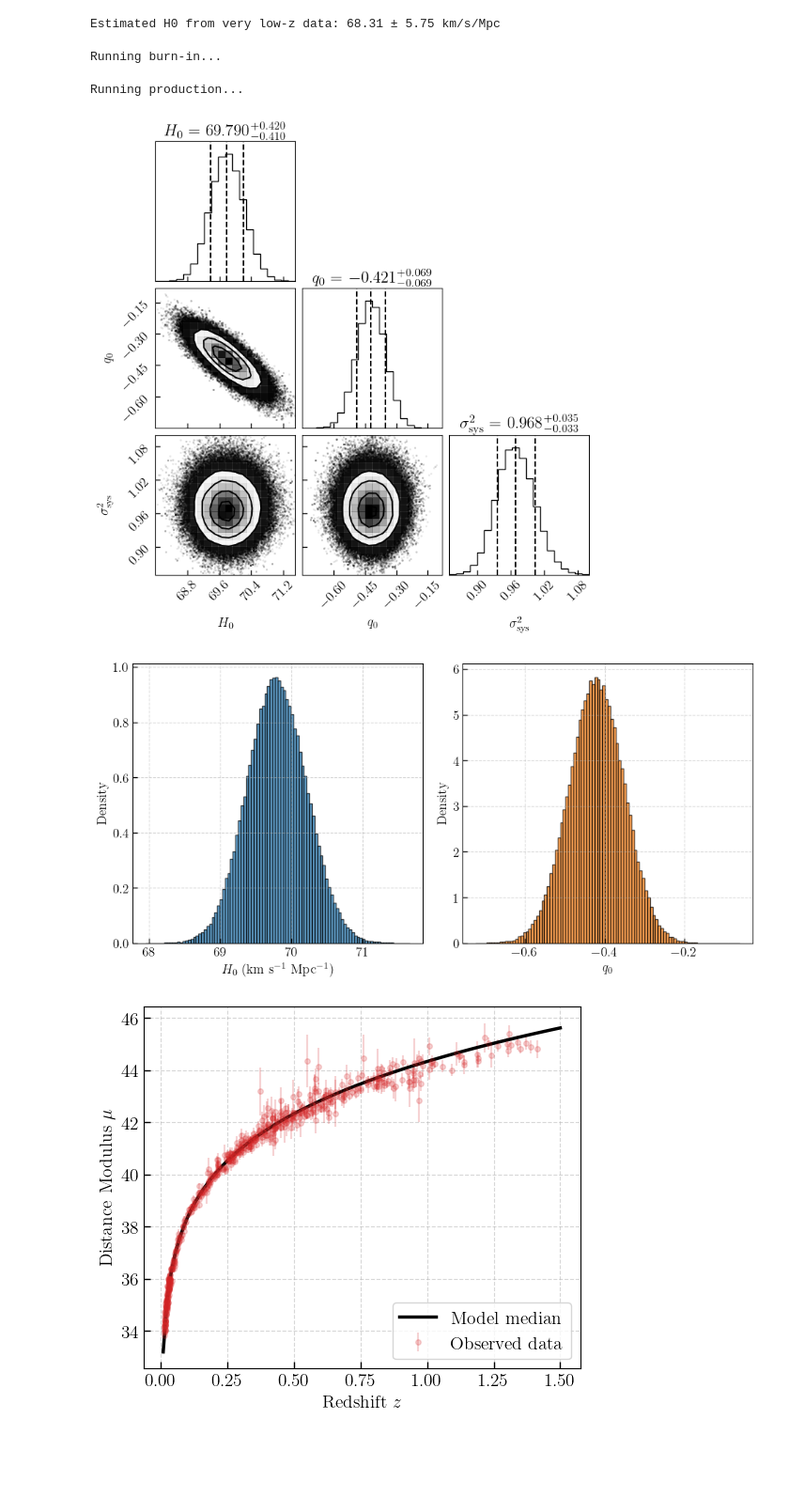
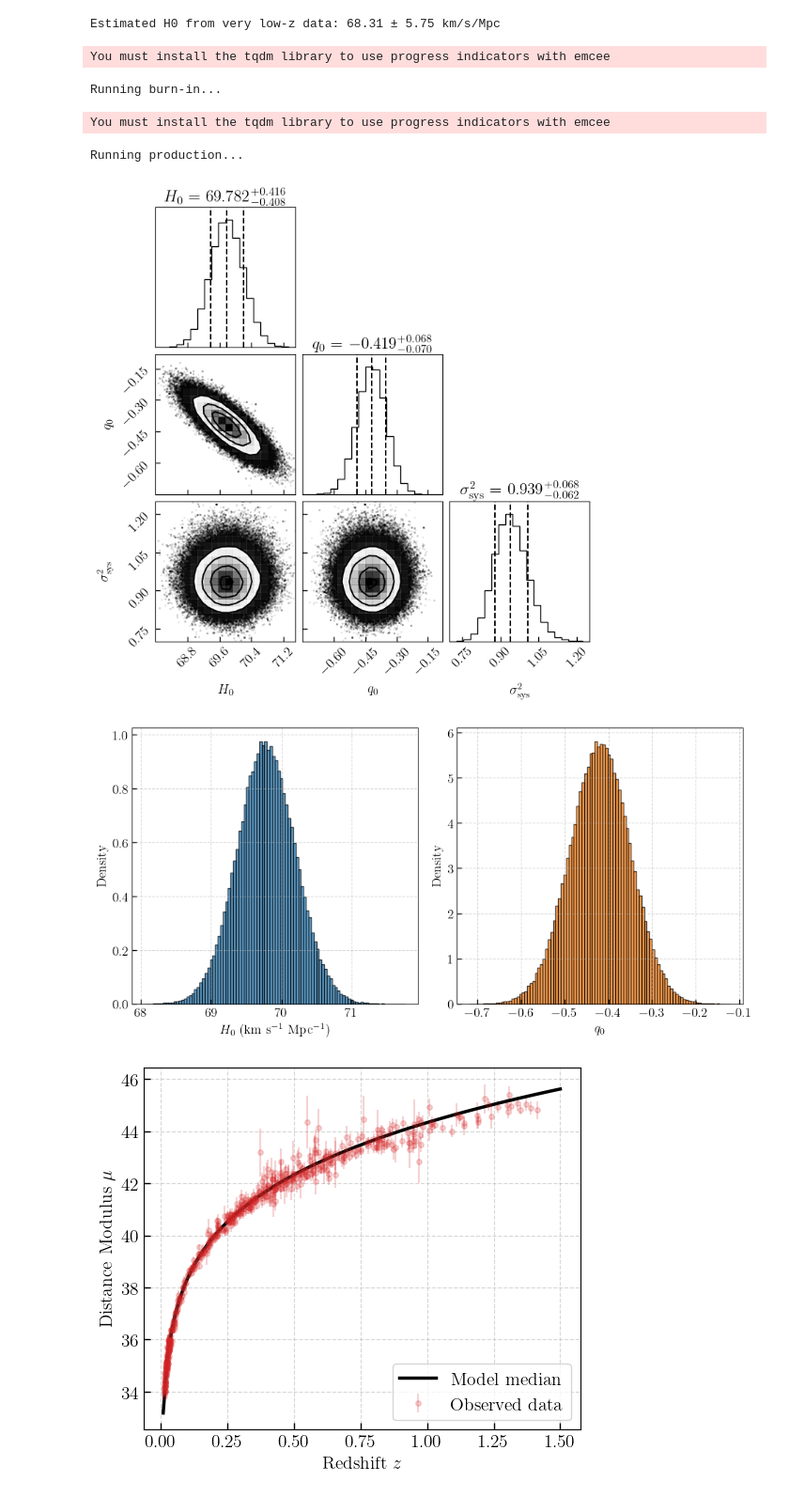
Before and after one commit to stommen/tif345_projects, a Jupyter notebook: project_1/project1_LBOS.ipynb, the cells around one changed output. Shown at 94% size. Drawn from its saved outputs; the diff is of its cells as text; code cells hidden in the pictures; blank space fills up the shorter version.

```diff
--- a/project_1/project1_LBOS.ipynb
+++ b/project_1/project1_LBOS.ipynb
@@ -66,22 +66,19 @@ def mu_theory(z, H0, q0, c):
 
 def log_prior(theta):
     """Calculate the log prior probability for the parameters."""
-    H0, q0, sigma_sys_log = theta
-    sigma_sys = np.exp(sigma_sys_log)
-    if H0_min < H0 < H0_max and q0_min < q0 < q0_max and sigma_sys > 0:
-        logp_sigma_sys = stats.invgamma.logpdf(sigma_sys, a=inv_gamma_a, scale=inv_gamma_scale)
-        return logp_sigma_sys
+    H0, q0, sigma2 = theta
+    if H0_min < H0 < H0_max and q0_min < q0 < q0_max and sigma2 > 0:
+        return stats.invgamma.logpdf(sigma2, a=inv_gamma_a, scale=inv_gamma_scale)
     return -np.inf
 
 def log_likelihood(theta, z, mu_obs, mu_err):
-    H0, q0, sigma_sys_log = theta
-    sigma_sys = np.exp(sigma_sys_log)
-    if sigma_sys <= 0:
+    H0, q0, sigma2 = theta
+    if sigma2 <= 0:
         return -np.inf
     mu_model = mu_theory(z, H0, q0, c)
     if np.any(~np.isfinite(mu_model)):
         return -np.inf
-    var = mu_err**2 * sigma_sys**2
+    var = sigma2 * mu_err**2
     if np.any(var <= 0):
         return -np.inf
     logpdf = stats.norm.logpdf(mu_obs, loc=mu_model, scale=np.sqrt(var))
@@ -104,9 +101,9 @@ ndim = 3
 nwalkers = 100
 
 p0 = np.zeros((nwalkers, ndim))
-p0[:,0] = 70.0 + 10 * np.random.randn(nwalkers)
-p0[:,1] = 0.0 + 2 * np.random.randn(nwalkers)
-p0[:,2] = np.log(stats.invgamma.rvs(a=inv_gamma_a, scale=inv_gamma_scale, size=nwalkers))
+p0[:,0] = 70.0 + 10 * np.random.randn(nwalkers)  # H0
+p0[:,1] = -0.5 + 0.2 * np.random.randn(nwalkers)  # q0 (start near negative)
+p0[:,2] = stats.invgamma.rvs(inv_gamma_a, scale=inv_gamma_scale, size=nwalkers)  # σ²
 
 sampler = emcee.EnsembleSampler(nwalkers, ndim, log_posterior, args=(z_05, mu_obs_05, mu_err_05))
 print("Running burn-in...")
@@ -119,38 +116,40 @@ sampler.run_mcmc(pos, 5000, progress=True)
 samples = sampler.get_chain(flat=True)
 H0_samples = samples[:, 0]
 q0_samples = samples[:, 1]
-sigma2_samples = np.exp(samples[:, 2])
+sigma2_samples = samples[:, 2]
 # %% [output]
-Running burn-in...
+You must install the tqdm library to use progress indicators with emcee
-Running production...
+Running burn-in...
+You must install the tqdm library to use progress indicators with emcee
+Running production...
 # %%
 ### Results ###
 
 # Corner plot
 fig = corner.corner(np.vstack([H0_samples, q0_samples, sigma2_samples]).T,
                     labels=[r"$H_0$", r"$q_0$", r"$\sigma_{\mathrm{sys}}^2$"],
-                    range=[[68, 71.5], [-0.75, -0.08], [0.85, 1.1]],
+                    range=[[68, 71.5], [-0.75, -0.08], [0.7, 1.25]],
                     show_titles=True,
                     title_fmt=".3f",
                     quantiles=[0.16, 0.5, 0.84])
 # fig.savefig("posterior_corner.png")
 
 # Histograms of individual parameters
 fig, axes = plt.subplots(1, 2, figsize=(10, 5))
 axes[0].hist(H0_samples, bins=100, density=True, color='tab:blue', alpha=0.7, edgecolor='black')
 axes[0].set_xlabel(r"$H_0$ (km s$^{-1}$ Mpc$^{-1}$)")
 axes[0].set_ylabel("Density")
 axes[0].grid(True, linestyle='--', alpha=0.5)
 axes[1].hist(q0_samples, bins=100, density=True, color='tab:orange', alpha=0.7, edgecolor='black')
 axes[1].set_xlabel(r"$q_0$")
 axes[1].set_ylabel("Density")
 axes[1].grid(True, linestyle='--', alpha=0.5)
 plt.tight_layout()
 # plt.savefig("posterior_histograms.png")
 plt.show()
 # %% [output]
-[figure, old version]
+[figure, new version]
-[figure, old version]
+[figure, new version]
 # %%
 ### Posterior predictive plot of distance modulus ###
 
```
Also changed, not shown: parts of 4 cells of this notebook, 2 other files.
